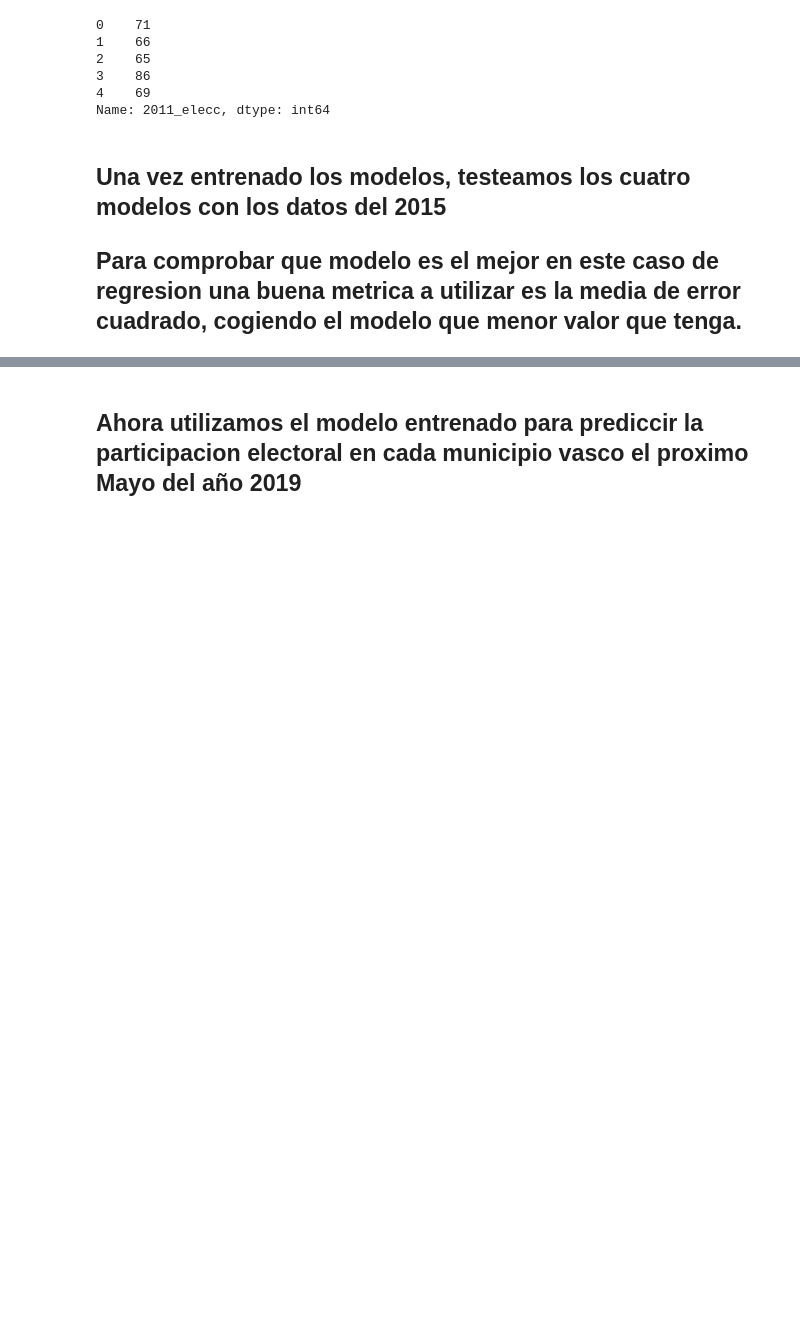
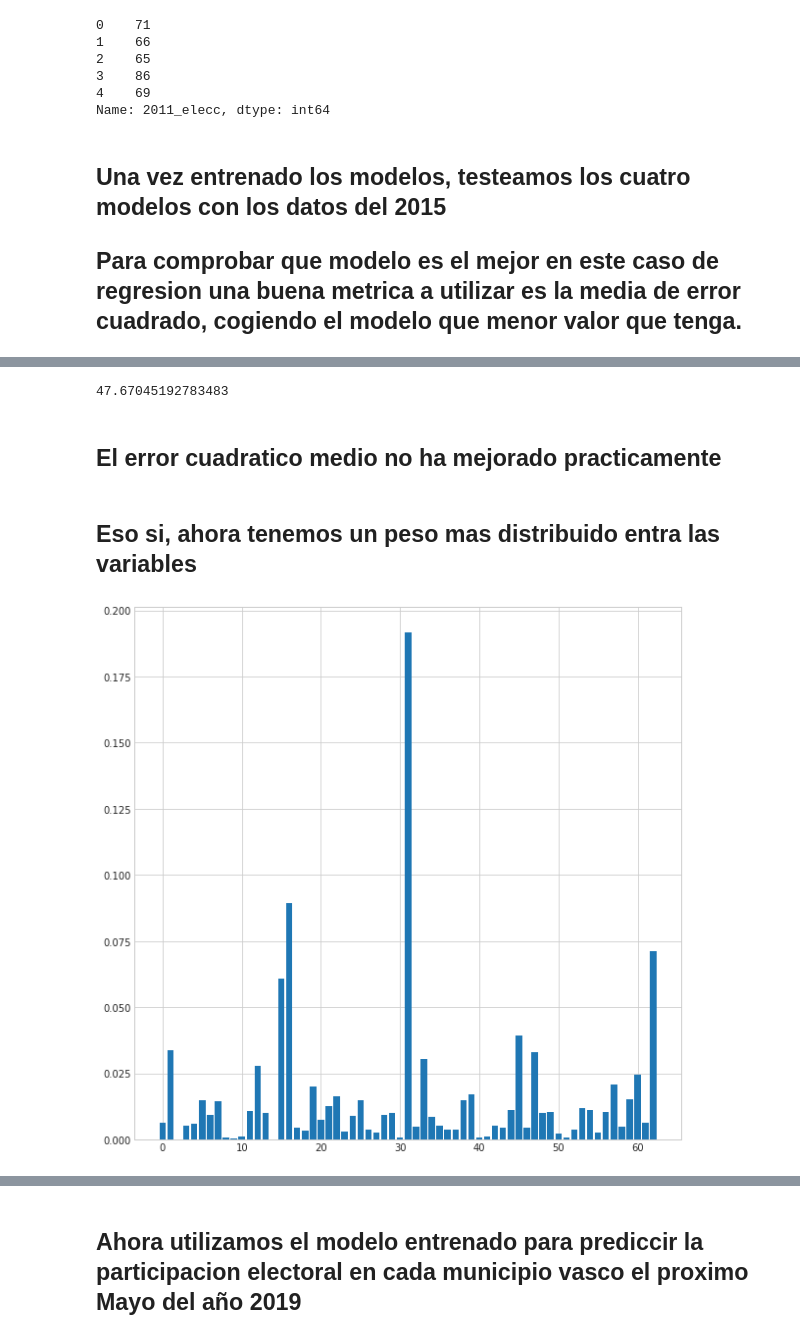
Before and after one commit to UrtziFM/TFM-How-AI-can-finish-with-politicians, a Jupyter notebook: Fifth Step - Making Predictions with Regressions for 2019 participation.ipynb, the cells around one changed output, grey strips where cells are left out. Saved outputs shown, nothing was run; the diff lists cells and outputs as text; code cells hidden in the pictures; blank space fills up the shorter version.

```diff
--- a/Fifth Step - Making Predictions with Regressions for 2019 participation.ipynb
+++ b/Fifth Step - Making Predictions with Regressions for 2019 participation.ipynb
@@ -186,0 +225,10 @@ mean_squared_error(df_2013['2015_elecc'],rmodel.predict(X1))
+# %%
+X2_pred09 = df_2009.drop(['Unnamed: 0','Código municipio', 'Municipio',
+                         '2009_48','2011_elecc','2011_partic'], axis=1).values
+# %%
+y = df_2009[['2011_elecc']].values
+# %%
+X2 = np.array(X2_pred09)
+# %%
+r_model=RandomForestRegressor(max_depth=11)
+r_model.fit(X2,y)
@@ -187,3 +252,17 @@ mean_squared_error(df_2013['2015_elecc'],rmodel.predict(X1))
+# %%
+mean_squared_error(df_2013['2015_elecc'],r_model.predict(X3))
+# %% [output]
+47.67045192783483
+# %% [markdown]
+## El error cuadratico medio no ha mejorado practicamente
+# %% [markdown]
+## Eso si, ahora tenemos un peso mas distribuido entra las variables
+# %%
+fig = plt.figure(figsize=(10, 10))
+plt.bar(range(len(r_model.feature_importances_)), r_model.feature_importances_)
+plt.show()
+# %% [output]
+[figure, added]
 # %%
 mean_squared_error(df_2013['2015_elecc'],d_model.predict(X1))
 # %% [output]
```
Also changed, not shown: parts of 24 cells of this notebook, 2 other files.
